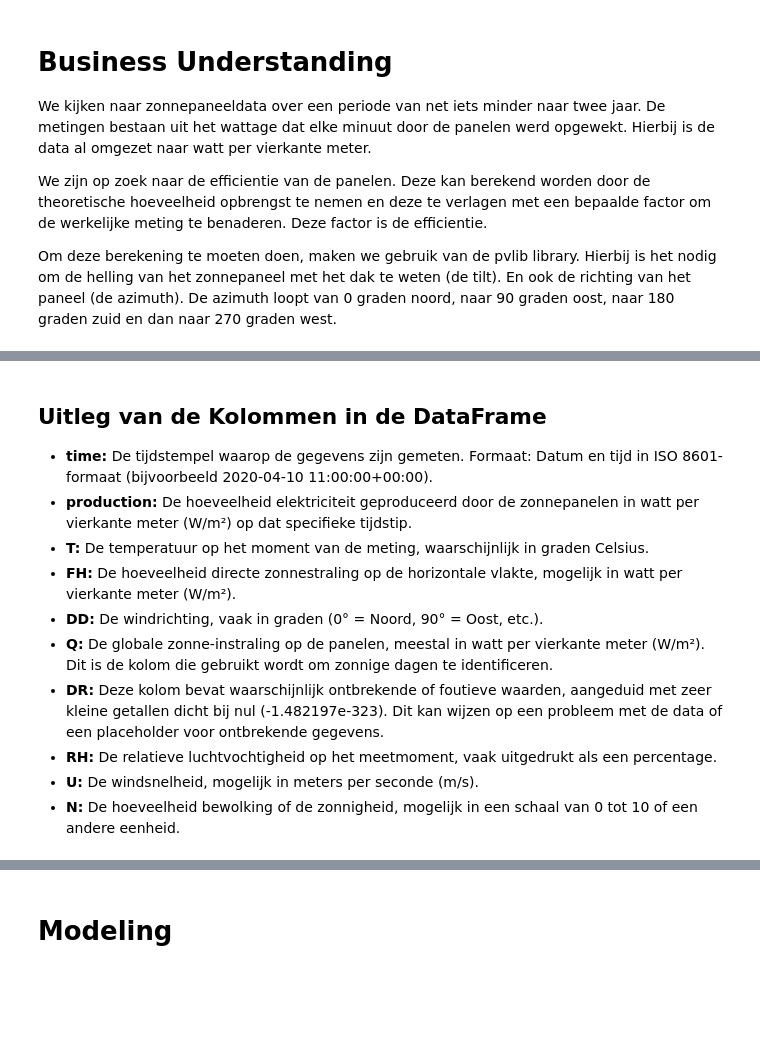
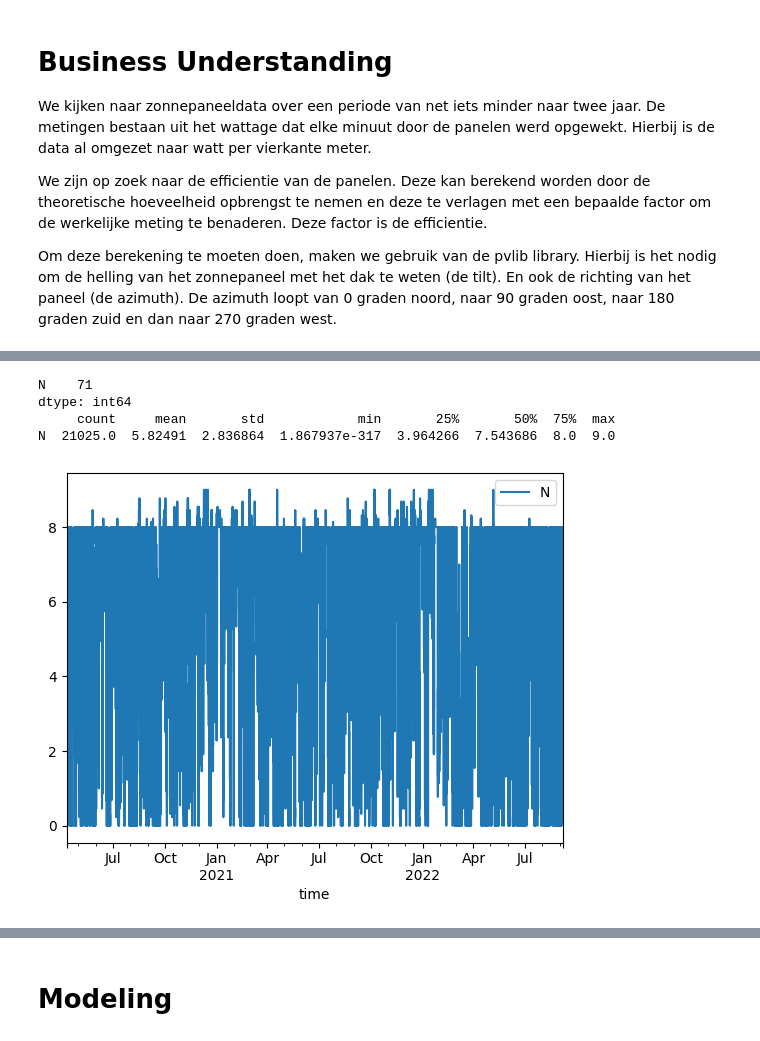
Before and after one commit to EsmeeK1/MachineLearning, a Jupyter notebook: thema's/optimalisatie/Zonnenpanelen_Esmee_Kraan.ipynb, the cells around one changed output, grey strips where cells are left out. Saved outputs shown, nothing was run; the diff lists cells and outputs as text; code cells hidden in the pictures; blank space fills up the shorter version.

```diff
--- a/thema's/optimalisatie/Zonnenpanelen_Esmee_Kraan.ipynb
+++ b/thema's/optimalisatie/Zonnenpanelen_Esmee_Kraan.ipynb
@@ -57,12 +67,6 @@ dtype: int64
 # %%
-# Laad de weersdata in een DataFrame
-df_weather = pd.read_csv('../../bijlagen/weather.csv')
-
-# Zet de 'Unnamed: 0' kolom om naar datetime formaat
-df_weather['Unnamed: 0'] = pd.to_datetime(df_weather['Unnamed: 0'])
-
-# Hernoem de 'Unnamed: 0' kolom naar 'time'
-df_weather.rename(columns={'Unnamed: 0': 'time'}, inplace=True)
-
-# Bekijk de eerste paar rijen van de weerdata DataFrame
-df_weather.head()
+## Laad de weersdata in
+weather_df = pd.read_csv('../../bijlagen/weather.csv')
+weather_df['Unnamed: 0'] = pd.to_datetime(weather_df['Unnamed: 0'])
+weather_df = weather_df.rename(columns={'Unnamed: 0': 'time'})
+weather_df = weather_df.set_index('time')
@@ -145,14 +73,17 @@ sunny_days_data.head()
-# %% [markdown]
-## Uitleg van de Kolommen in de DataFrame
-
-- **time:** De tijdstempel waarop de gegevens zijn gemeten.
-Formaat: Datum en tijd in ISO 8601-formaat (bijvoorbeeld 2020-04-10 11:00:00+00:00).
-- **production:** De hoeveelheid elektriciteit geproduceerd door de zonnepanelen in watt per vierkante meter (W/m²) op dat specifieke tijdstip.
-- **T:** De temperatuur op het moment van de meting, waarschijnlijk in graden Celsius.
-- **FH:** De hoeveelheid directe zonnestraling op de horizontale vlakte, mogelijk in watt per vierkante meter (W/m²).
-- **DD:** De windrichting, vaak in graden (0° = Noord, 90° = Oost, etc.).
-- **Q:** De globale zonne-instraling op de panelen, meestal in watt per vierkante meter (W/m²). Dit is de kolom die gebruikt wordt om zonnige dagen te identificeren.
-- **DR:** Deze kolom bevat waarschijnlijk ontbrekende of foutieve waarden, aangeduid met zeer kleine getallen dicht bij nul (-1.482197e-323). Dit kan wijzen op een probleem met de data of een placeholder voor ontbrekende gegevens.
-- **RH:** De relatieve luchtvochtigheid op het meetmoment, vaak uitgedrukt als een percentage.
-- **U:** De windsnelheid, mogelijk in meters per seconde (m/s).
-- **N:** De hoeveelheid bewolking of de zonnigheid, mogelijk in een schaal van 0 tot 10 of een andere eenheid.
+# %%
+# Beperk tot de bewolkingskolom
+weather_df = weather_df[['N']]
+# %%
+# Verken de weerdata
+print(weather_df.isna().sum())  # Controleer op ontbrekende waarden
+print(weather_df.describe().transpose())  # Beschrijvende statistieken van de weerdata
+# %% [output]
+N    71
+dtype: int64
+     count     mean       std            min       25%       50%  75%  max
+N  21025.0  5.82491  2.836864  1.867937e-317  3.964266  7.543686  8.0  9.0
+# %%
+# Visualiseer de weerdata
+plot = weather_df.plot()
+# %% [output]
+[figure, added]
```
Also changed, not shown: parts of 46 cells of this notebook, 1 other file.
